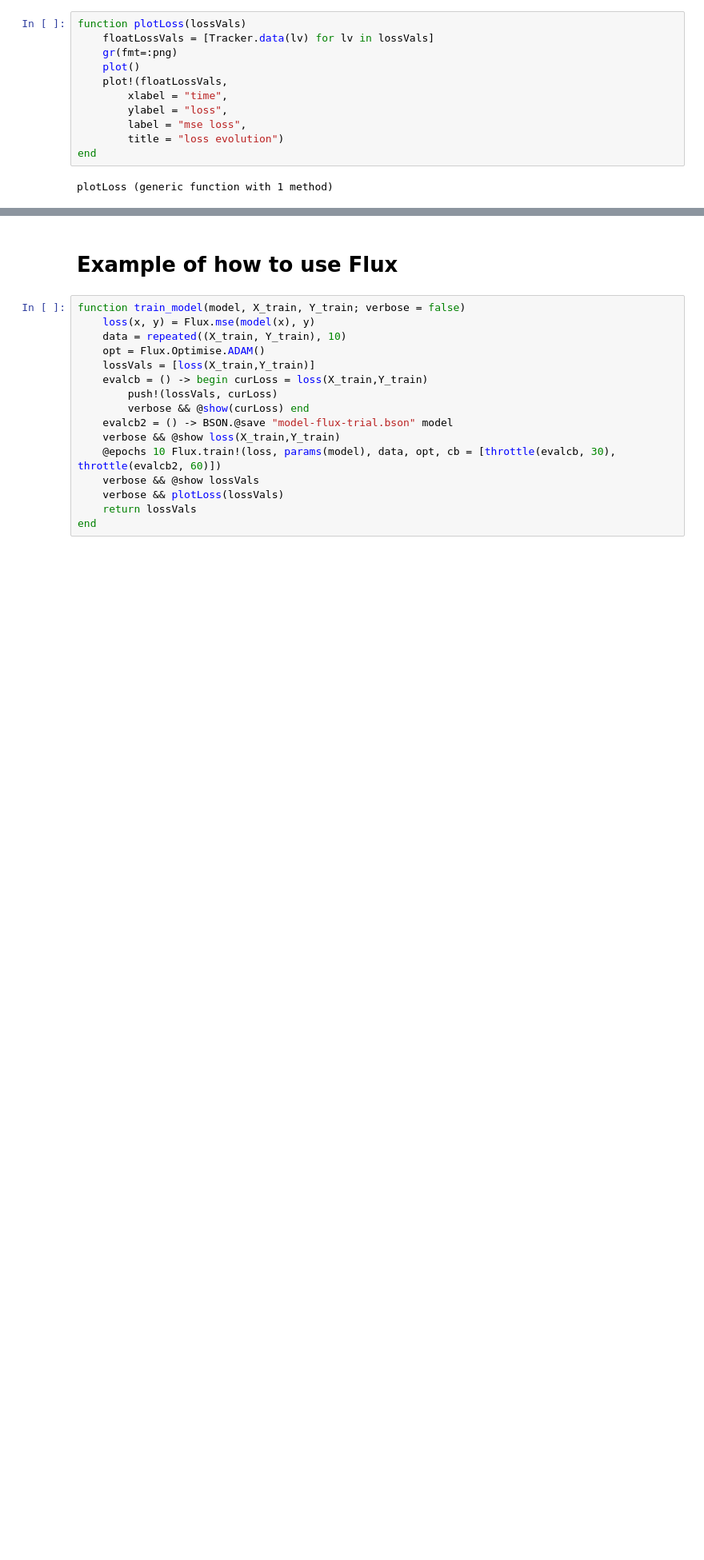
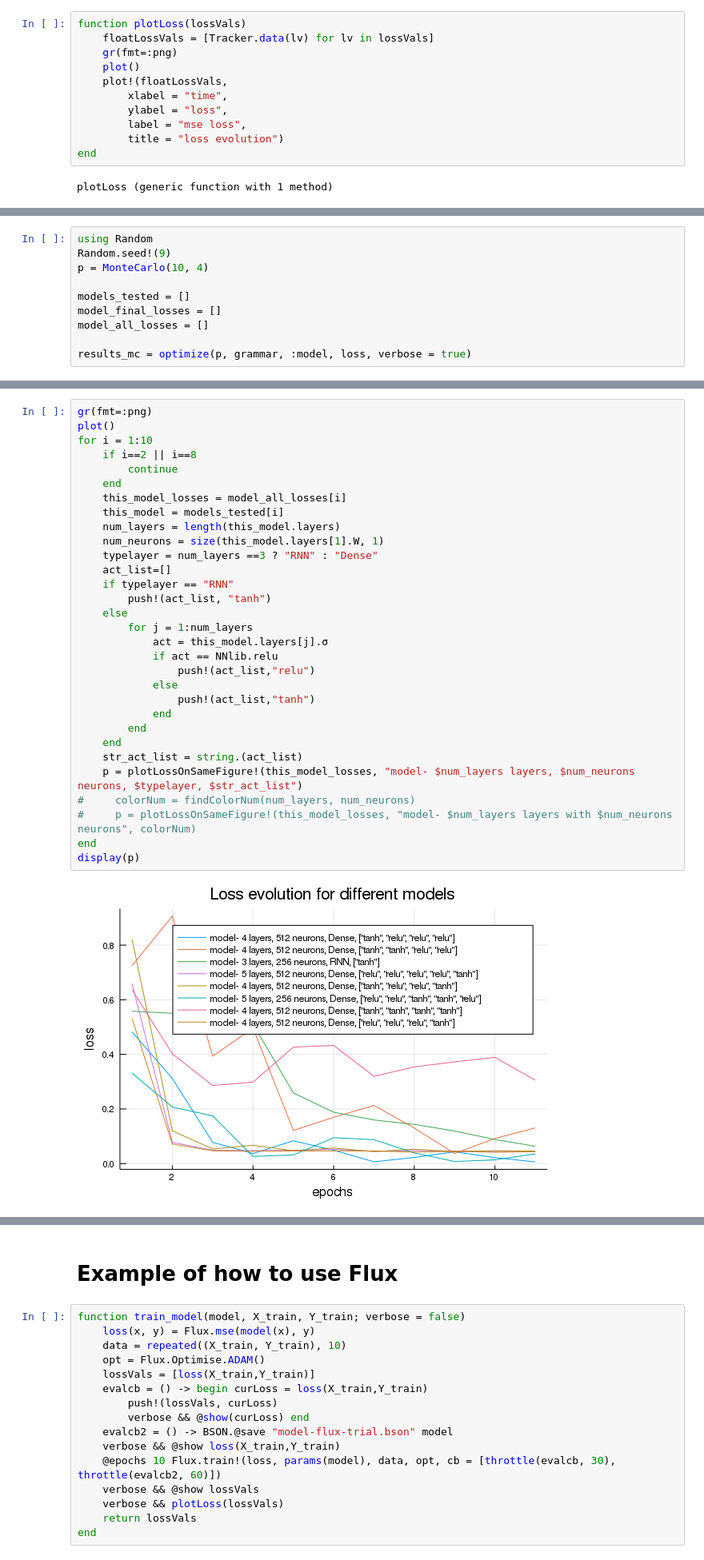
Before and after one commit to somritabanerjee/GuSTO.jl, a Jupyter notebook: examples/expression_optimization.ipynb, the cells around one changed output, grey strips where cells are left out. Shown at 80% size. Saved outputs shown, nothing was run; the diff lists cells and outputs as text; blank space fills up the shorter version.

```diff
--- a/examples/expression_optimization.ipynb
+++ b/examples/expression_optimization.ipynb
@@ -45,0 +477,10 @@ plotLossOnSameFigure! (generic function with 3 methods)
+# %%
+using Random
+Random.seed!(9)
+p = MonteCarlo(10, 4)
+
+models_tested = []
+model_final_losses = []
+model_all_losses = []
+
+results_mc = optimize(p, grammar, :model, loss, verbose = true)
@@ -45,0 +593,33 @@ plotLossOnSameFigure! (generic function with 3 methods)
+# %%
+gr(fmt=:png)
+plot()
+for i = 1:10
+    if i==2 || i==8
+        continue
+    end
+    this_model_losses = model_all_losses[i]
+    this_model = models_tested[i]
+    num_layers = length(this_model.layers)
+    num_neurons = size(this_model.layers[1].W, 1)
+    typelayer = num_layers ==3 ? "RNN" : "Dense"
+    act_list=[]
+    if typelayer == "RNN"
+        push!(act_list, "tanh")
+    else
+        for j = 1:num_layers
+            act = this_model.layers[j].σ
+            if act == NNlib.relu
+                push!(act_list,"relu")
+            else
+                push!(act_list,"tanh")
+            end
+        end
+    end
+    str_act_list = string.(act_list)
+    p = plotLossOnSameFigure!(this_model_losses, "model- $num_layers layers, $num_neurons neurons, $typelayer, $str_act_list")
+#     colorNum = findColorNum(num_layers, num_neurons)
+#     p = plotLossOnSameFigure!(this_model_losses, "model- $num_layers layers with $num_neurons neurons", colorNum)
+end
+display(p)
+# %% [output]
+[figure, added]
```
Also changed, not shown: parts of 42 cells of this notebook, 2 other files.
